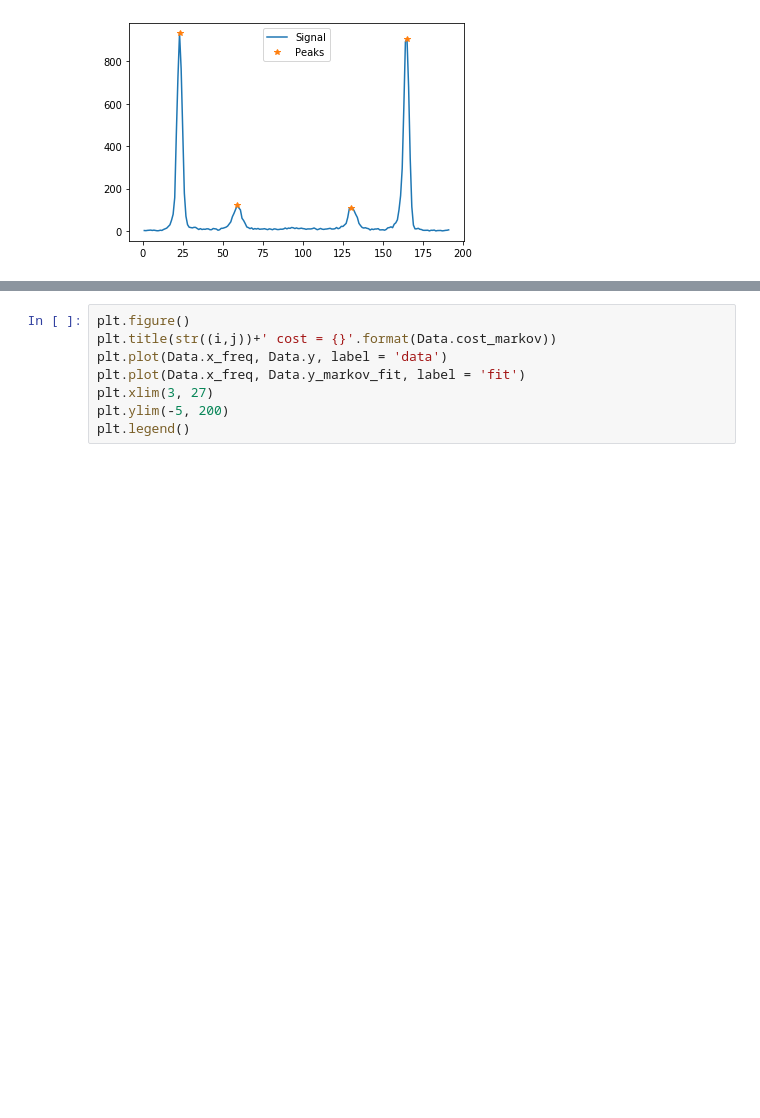
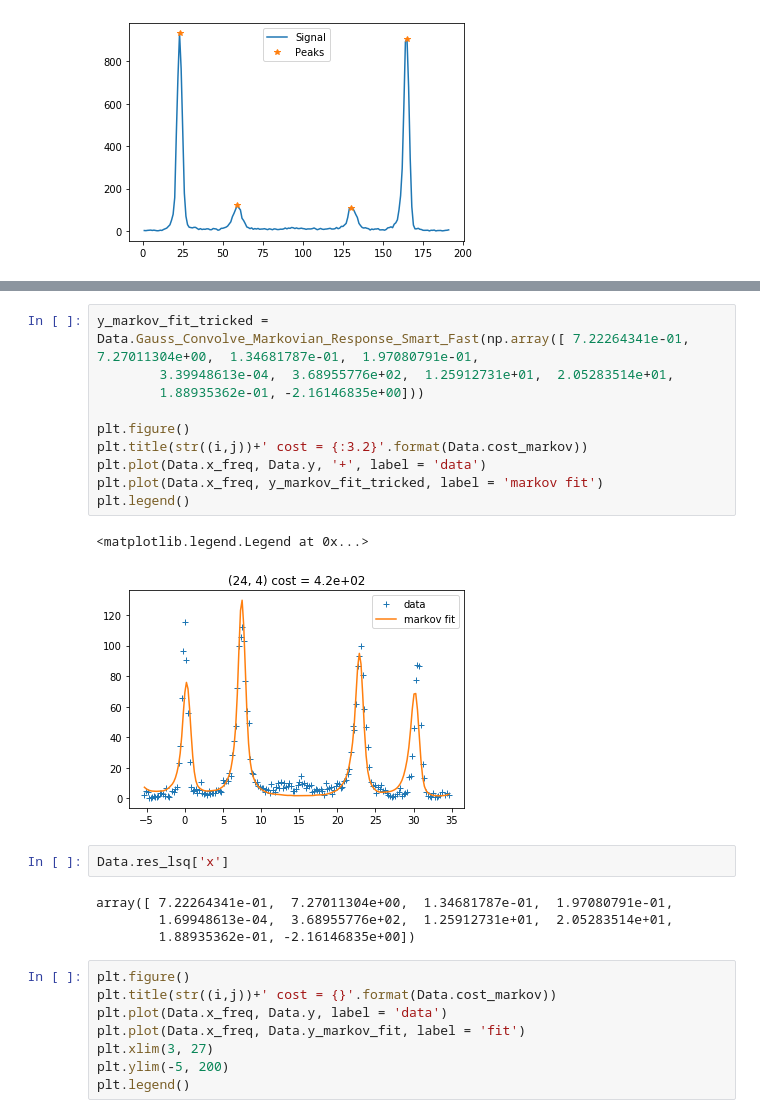
Before and after one commit to flautodipan/Python_Libraries, a Jupyter notebook: Experimentum_single.ipynb, the cells around one changed output, grey strips where cells are left out. Cells and saved outputs as stored; diff of their text form; blank space fills up the shorter version.

```diff
--- a/Experimentum_single.ipynb
+++ b/Experimentum_single.ipynb
@@ -209,3 +219,22 @@ array([1.00000000e+00, 7.66526576e+00, 1.00000000e-01, 0.00000000e+00,
+# %%
+y_markov_fit_tricked = Data.Gauss_Convolve_Markovian_Response_Smart_Fast(np.array([ 7.22264341e-01,  7.27011304e+00,  1.34681787e-01,  1.97080791e-01,
+        3.39948613e-04,  3.68955776e+02,  1.25912731e+01,  2.05283514e+01,
+        1.88935362e-01, -2.16146835e+00]))
+
+plt.figure()
+plt.title(str((i,j))+' cost = {:3.2}'.format(Data.cost_markov))
+plt.plot(Data.x_freq, Data.y, '+', label = 'data')
+plt.plot(Data.x_freq, y_markov_fit_tricked, label = 'markov fit')
+plt.legend()
+# %% [output]
+<matplotlib.legend.Legend at 0x...>
+[figure, added]
+# %%
+Data.res_lsq['x']
+# %% [output]
+array([ 7.22264341e-01,  7.27011304e+00,  1.34681787e-01,  1.97080791e-01,
+        1.69948613e-04,  3.68955776e+02,  1.25912731e+01,  2.05283514e+01,
+        1.88935362e-01, -2.16146835e+00])
 # %%
 plt.figure()
 plt.title(str((i,j))+' cost = {}'.format(Data.cost_markov))
```
Also changed, not shown: parts of 4 cells of this notebook, 5 other files.
